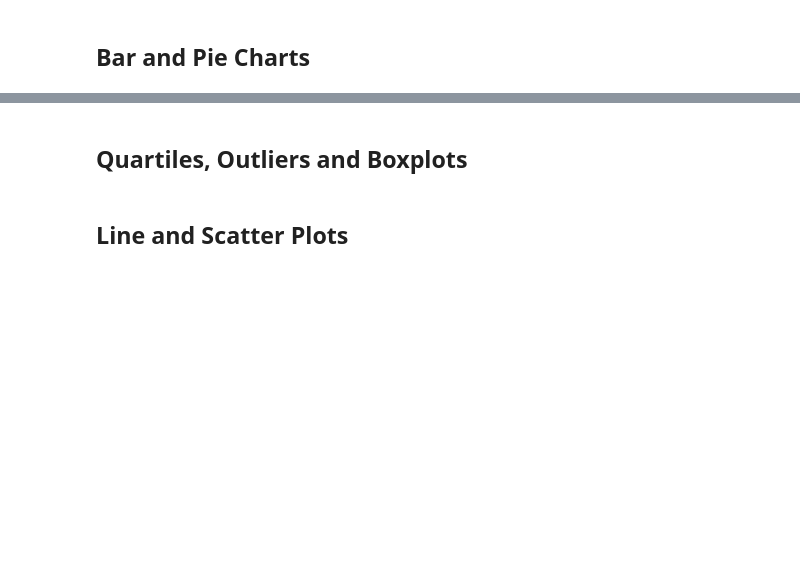
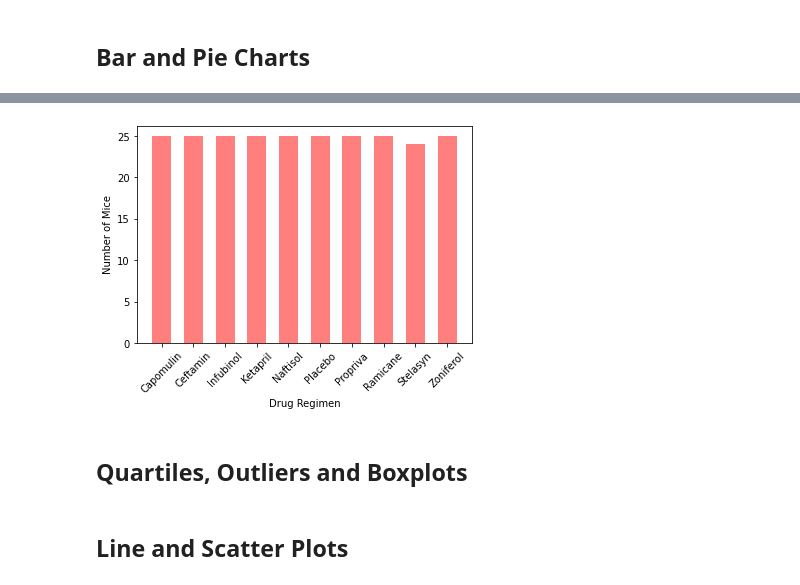
Before and after one commit to AustinRCole/Maplotlib-challenge, a Jupyter notebook: pymaceuticals_starter.ipynb, the cells around one changed output, grey strips where cells are left out. Cells and saved outputs as stored; diff of their text form; code cells hidden in the pictures; blank space fills up the shorter version.

```diff
--- a/pymaceuticals_starter.ipynb
+++ b/pymaceuticals_starter.ipynb
@@ -90,5 +131,15 @@ len(clean_mouse['Mouse ID'].unique())
 # %%
 # Generate a bar plot showing the total number of mice for each treatment throughout the course of the study using pyplot.
+mouse_count_df = pd.DataFrame(mouse_count)
+mouse_count_df = mouse_count_df.reset_index()
+x_axis = np.arange(len(mouse_count_df['Drug Regimen']))
+plt.bar(x_axis,mouse_count_df['Mouse ID'],width=0.6,color='red',alpha=0.5,align='center')
+plt.xticks(x_axis,mouse_count_df['Drug Regimen'],rotation=45)
+plt.xlabel('Drug Regimen')
+plt.ylabel('Number of Mice')
+plt.show()
+# %% [output]
+[figure, added]
 # %%
 # Generate a pie plot showing the distribution of female versus male mice using pandas
 # %%
```
Also changed, not shown: parts of 4 cells of this notebook.
